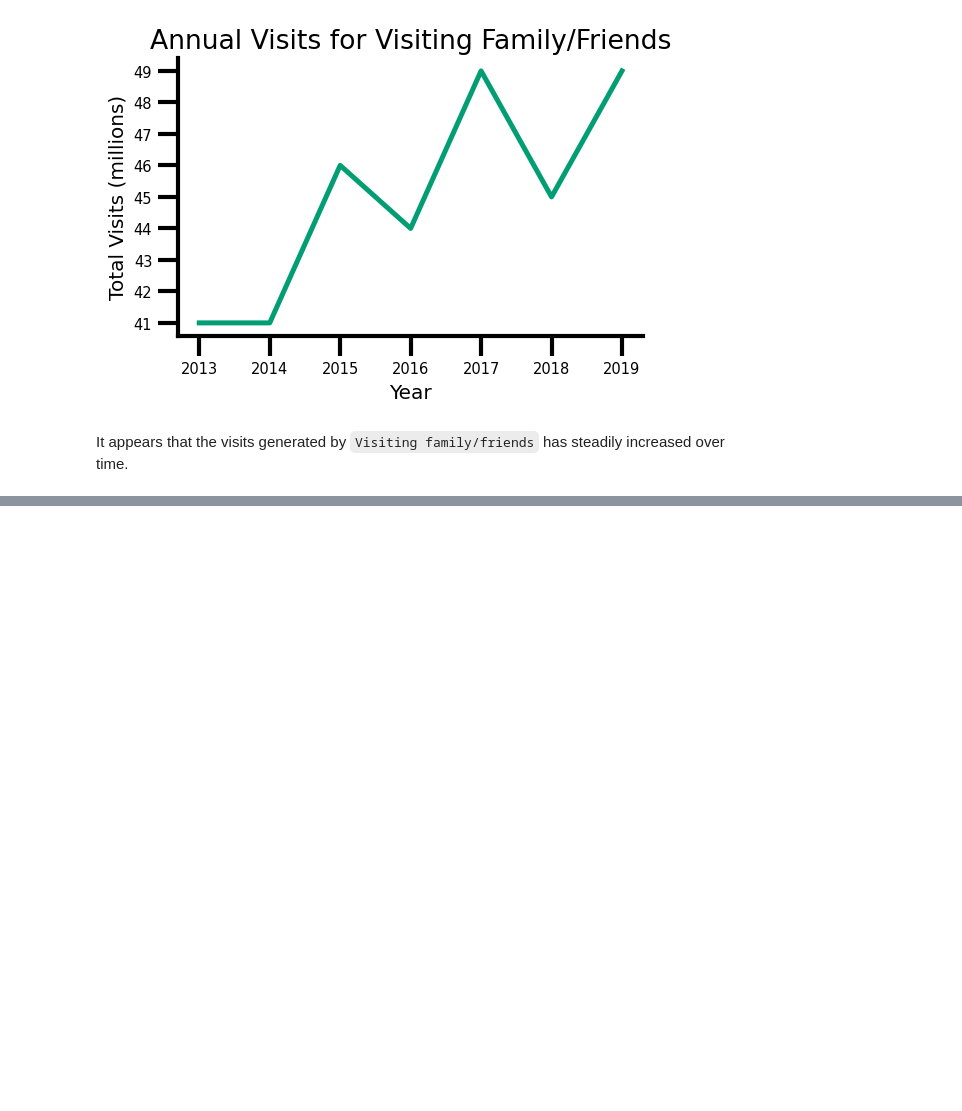
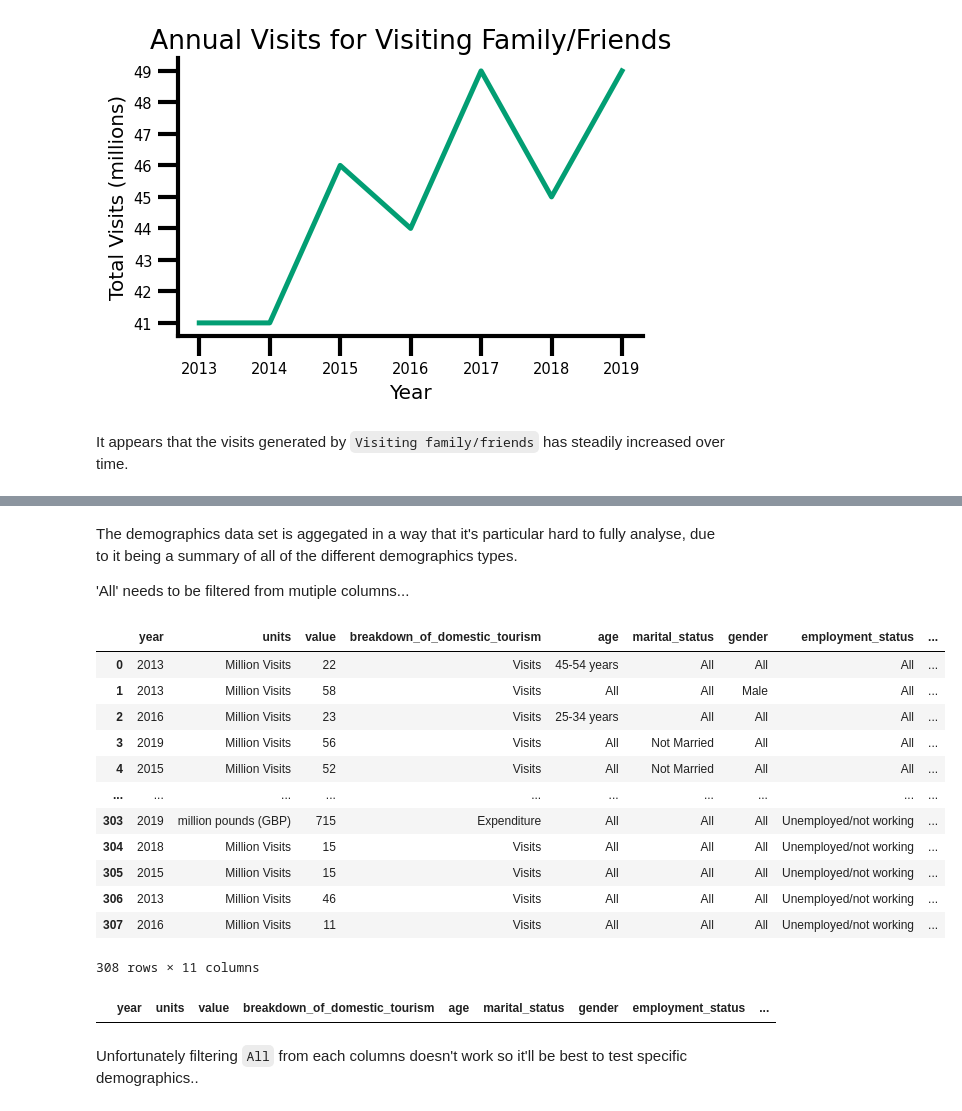
Before and after one commit to mjmarr/visit_scotland_final_project, a Jupyter notebook: Analysis.ipynb, the cells around one changed output, grey strips where cells are left out. Drawn from its saved outputs; the diff is of its cells as text; code cells hidden in the pictures; blank space fills up the shorter version.

```diff
--- a/Analysis.ipynb
+++ b/Analysis.ipynb
@@ -223,0 +207,27 @@ It appears that the visits generated by `Visiting family/friends` has steadily i
+# %% [markdown]
+The demographics data set is aggegated in a way that it's particular hard to fully analyse, due to it being a summary of all of the different demographics types.
+
+'All' needs to be filtered from mutiple columns...
+# %%
+#filter 'All' from multiple columns
+demographics
+# %% [output]
+|  | year | units | value | breakdown_of_domestic_tourism | age | marital_status | gender | employment_status | ... |
+| 0 | 2013 | Million Visits | 22 | Visits | 45-54 years | All | All | All | ... |
+| 1 | 2013 | Million Visits | 58 | Visits | All | All | Male | All | ... |
+| 2 | 2016 | Million Visits | 23 | Visits | 25-34 years | All | All | All | ... |
+| 3 | 2019 | Million Visits | 56 | Visits | All | Not Married | All | All | ... |
+| 4 | 2015 | Million Visits | 52 | Visits | All | Not Married | All | All | ... |
+| ... | ... | ... | ... | ... | ... | ... | ... | ... | ... |
+| 303 | 2019 | million pounds (GBP) | 715 | Expenditure | All | All | All | Unemployed/not working | ... |
+| 304 | 2018 | Million Visits | 15 | Visits | All | All | All | Unemployed/not working | ... |
+| 305 | 2015 | Million Visits | 15 | Visits | All | All | All | Unemployed/not working | ... |
+| 306 | 2013 | Million Visits | 46 | Visits | All | All | All | Unemployed/not working | ... |
+| 307 | 2016 | Million Visits | 11 | Visits | All | All | All | Unemployed/not working | ... |
+308 rows × 11 columns
+# %%
+demographics.query("age != 'All' & marital_status != 'All' & gender != 'All' & employment_status != 'All' & children != 'All' & access_to_car != 'All' & social_grade != 'All'")
+# %% [output]
+|  | year | units | value | breakdown_of_domestic_tourism | age | marital_status | gender | employment_status | ... |
+# %% [markdown]
+Unfortunately filtering `All` from each columns doesn't work so it'll be best to test specific demographics..
```
Also changed, not shown: parts of 16 cells of this notebook, 2 other files.
